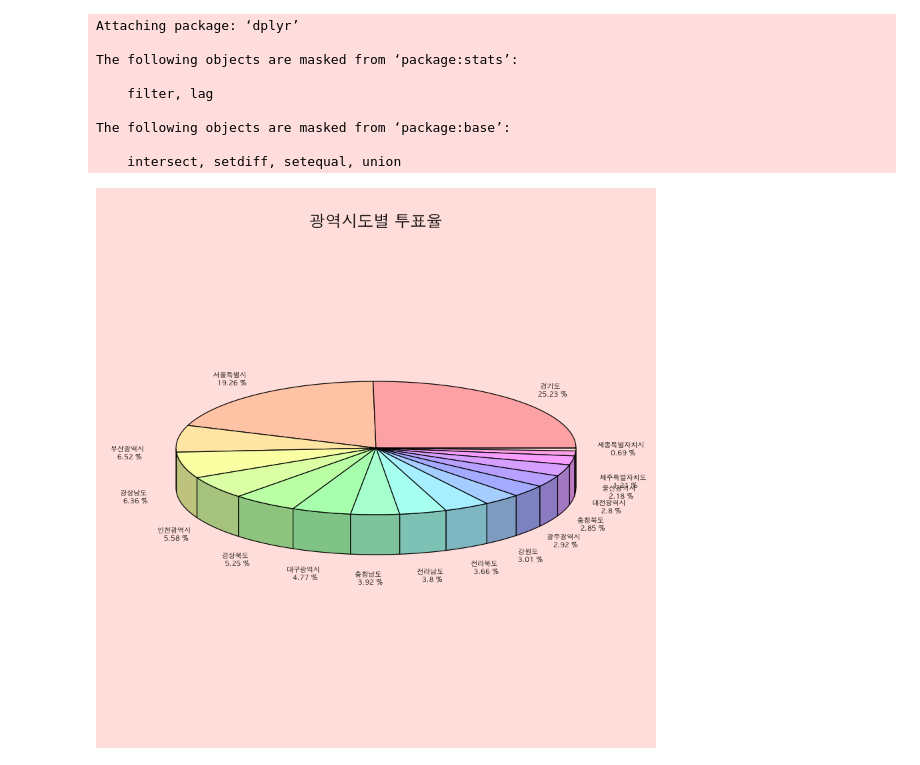
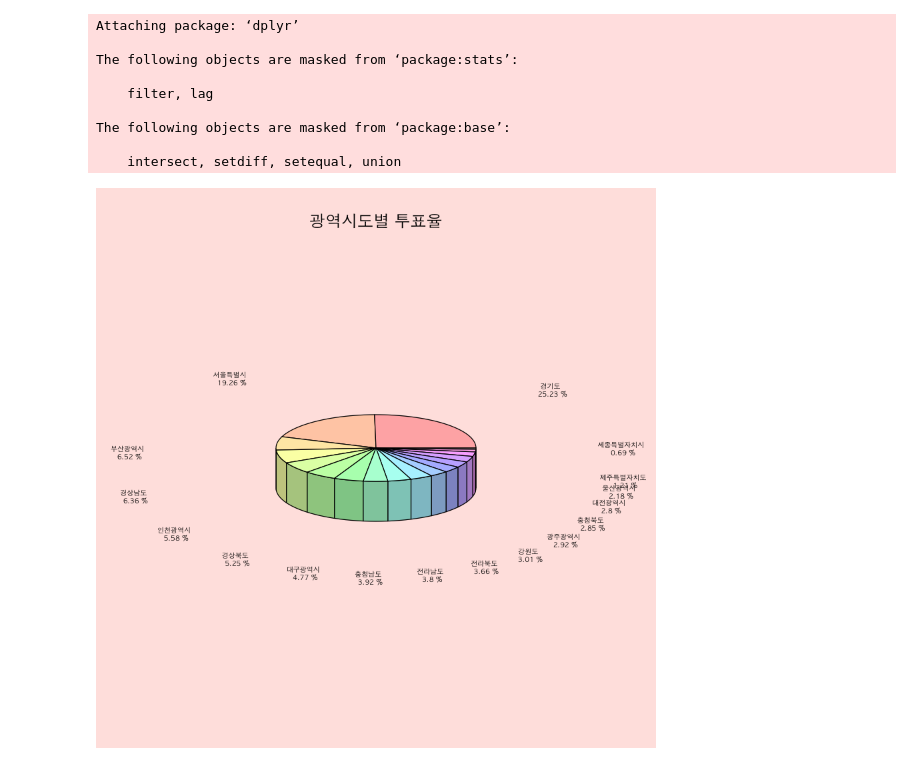
Before and after one commit to monargent0/TJRrrClass, a Jupyter notebook: 10. 20대_대선자료 시각화.ipynb, the cells around one changed output. Drawn from its saved outputs; the diff is of its cells as text; code cells hidden in the pictures.

```diff
--- a/10. 20대_대선자료 시각화.ipynb
+++ b/10. 20대_대선자료 시각화.ipynb
@@ -75,11 +75,12 @@ library(plotrix)
 # %%
 par(family = 'AppleGothic', bg = 'mistyrose')
 pie3D(city$투표수,
         main = "광역시도별 투표율",
         labels = label,
         col = rainbow(length(label), s=0.3),
-        labelcex = 0.5
+        labelcex = 0.5,
+        radius = 0.5, # 반지름 사이즈 원 사이즈 조절
 
     )
 # %% [output]
-[figure, old version]
+[figure, new version]
```
Also changed, not shown: parts of 22 cells of this notebook.
